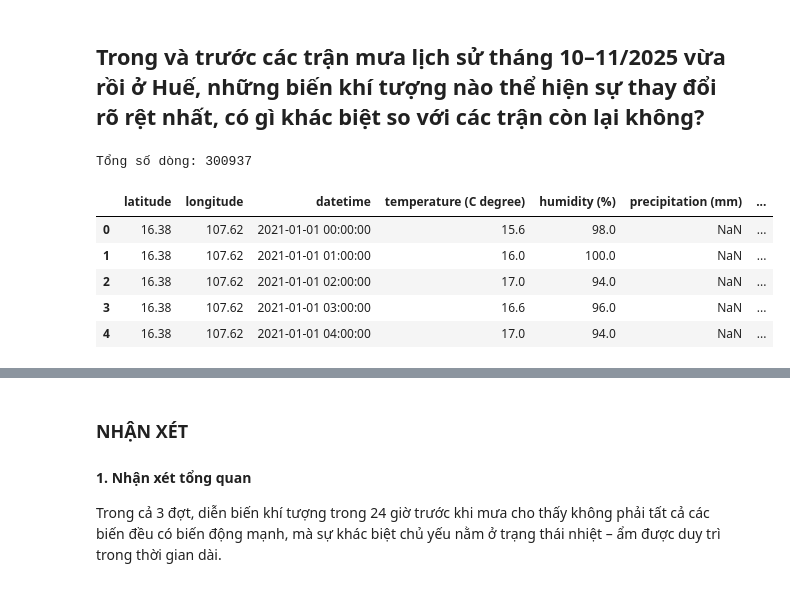
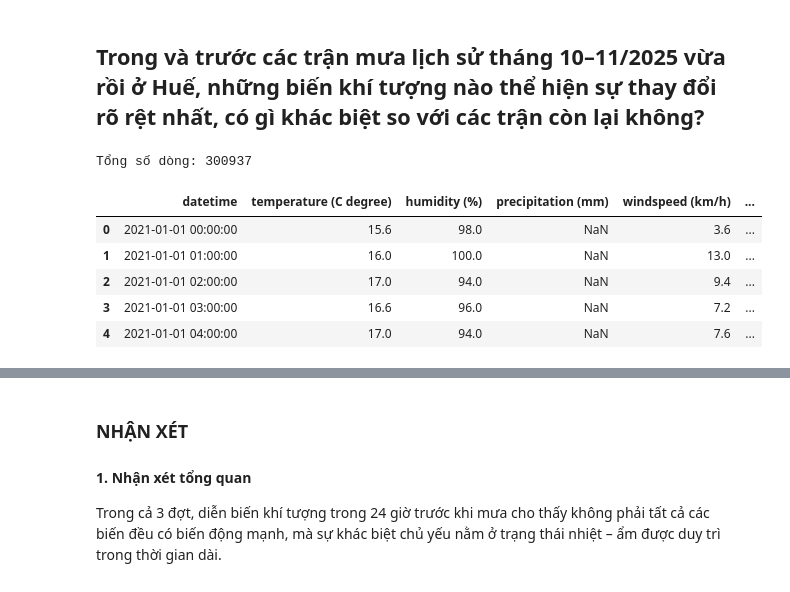
Before and after one commit to hvph-uyen/hcmc-weather-analysis-and-precipitation-modeling, a Jupyter notebook: 03_data_analysis/03_Q4_data_analysis.ipynb, the cells around one changed output, grey strips where cells are left out. Cells and saved outputs as stored; diff of their text form; code cells hidden in the pictures.

```diff
--- a/03_data_analysis/03_Q4_data_analysis.ipynb
+++ b/03_data_analysis/03_Q4_data_analysis.ipynb
@@ -3,25 +3,21 @@
 # %%
 import pandas as pd
 import matplotlib.pyplot as plt
 from pathlib import Path
 from datetime import timedelta
 
 # Đọc dữ liệu
 file_path = Path("../data/processed/weather_processed.csv").resolve()
 df = pd.read_csv(file_path)
-
-# Chuẩn hóa
 df['datetime'] = pd.to_datetime(df['datetime'])
-df = df.sort_values(['latitude', 'longitude', 'datetime']).reset_index(drop=True)
-
 print("Tổng số dòng:", len(df))
 df.head()
 # %% [output]
 Tổng số dòng: 300937
-|  | latitude | longitude | datetime | temperature (C degree) | humidity (%) | precipitation (mm) | ... |
-| 0 | 16.38 | 107.62 | 2021-01-01 00:00:00 | 15.6 | 98.0 | NaN | ... |
-| 1 | 16.38 | 107.62 | 2021-01-01 01:00:00 | 16.0 | 100.0 | NaN | ... |
-| 2 | 16.38 | 107.62 | 2021-01-01 02:00:00 | 17.0 | 94.0 | NaN | ... |
-| 3 | 16.38 | 107.62 | 2021-01-01 03:00:00 | 16.6 | 96.0 | NaN | ... |
-| 4 | 16.38 | 107.62 | 2021-01-01 04:00:00 | 17.0 | 94.0 | NaN | ... |
+|  | datetime | temperature (C degree) | humidity (%) | precipitation (mm) | windspeed (km/h) | ... |
+| 0 | 2021-01-01 00:00:00 | 15.6 | 98.0 | NaN | 3.6 | ... |
+| 1 | 2021-01-01 01:00:00 | 16.0 | 100.0 | NaN | 13.0 | ... |
+| 2 | 2021-01-01 02:00:00 | 17.0 | 94.0 | NaN | 9.4 | ... |
+| 3 | 2021-01-01 03:00:00 | 16.6 | 96.0 | NaN | 7.2 | ... |
+| 4 | 2021-01-01 04:00:00 | 17.0 | 94.0 | NaN | 7.6 | ... |
 # %%
```
Also changed, not shown: parts of 6 cells of this notebook.
